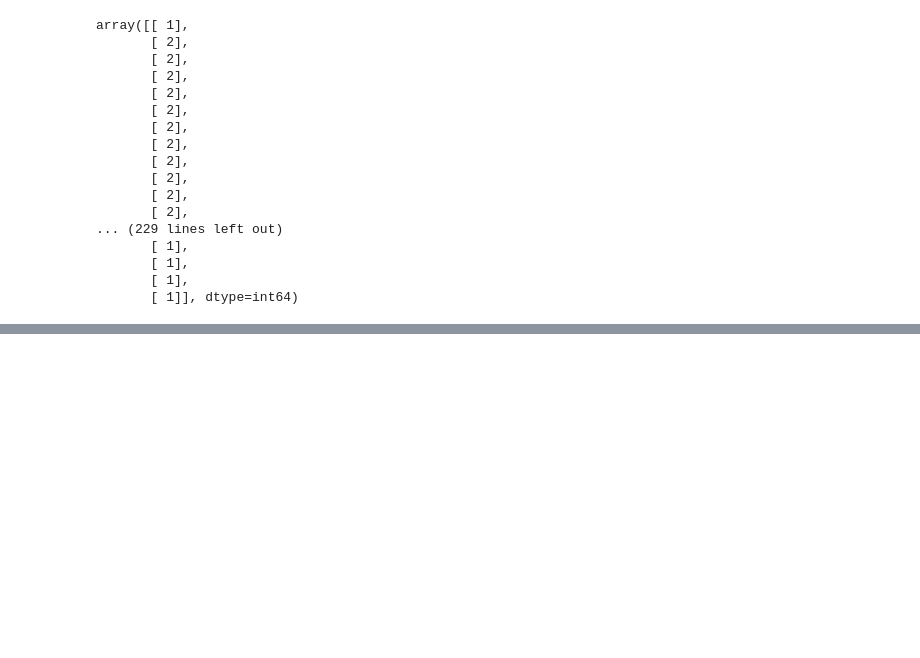
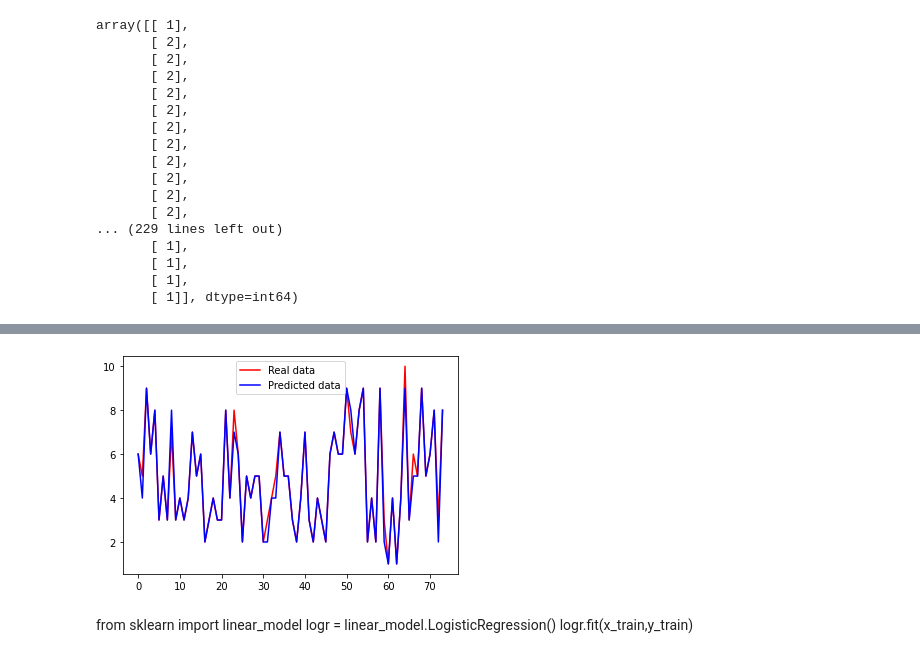
Before and after one commit to JsonLu0910/Ai-Lab3, a Jupyter notebook: Lab3_P7_G6.ipynb, the cells around one changed output, grey strips where cells are left out. Drawn from its saved outputs; the diff is of its cells as text; code cells hidden in the pictures; blank space fills up the shorter version.

Commit message:
KNN graph plot

```diff
--- a/Lab3_P7_G6.ipynb
+++ b/Lab3_P7_G6.ipynb
@@ -244,5 +226,5 @@ plt.show()
 # %%
-knn = KNeighborsClassifier(n_neighbors=4)
+knn = KNeighborsClassifier(n_neighbors=3)
 
 knn.fit(x_train, y_train)
 
@@ -309,8 +272,15 @@ array([[10730],
-# %%
-target = scaled_features['beds_covid']
-scaled_features.drop(columns=['beds_covid'])
-from sklearn.model_selection import train_test_split
-# Create train test split
-x_train, x_test, y_train, y_test = train_test_split(scaled_features, target, test_size=0.3)
-#Create train validation split to determine the optimum lambda for ridge regression
-x_train_val, x_val, y_train_val, y_val = train_test_split(x_train, y_train, test_size=0.3)
+# %%
+import matplotlib.pyplot as plt
+
+plt.plot(y_test, color = 'red', label = 'Real data')
+plt.plot(predict, color = 'blue', label = 'Predicted data')
+plt.legend()
+# plt.plot()
+
+plt.show()
+# %% [output]
+[figure, added]
+# %% [markdown]
+from sklearn import linear_model
+logr = linear_model.LogisticRegression()
+logr.fit(x_train,y_train)
```
Also changed, not shown: parts of 7 cells of this notebook.
